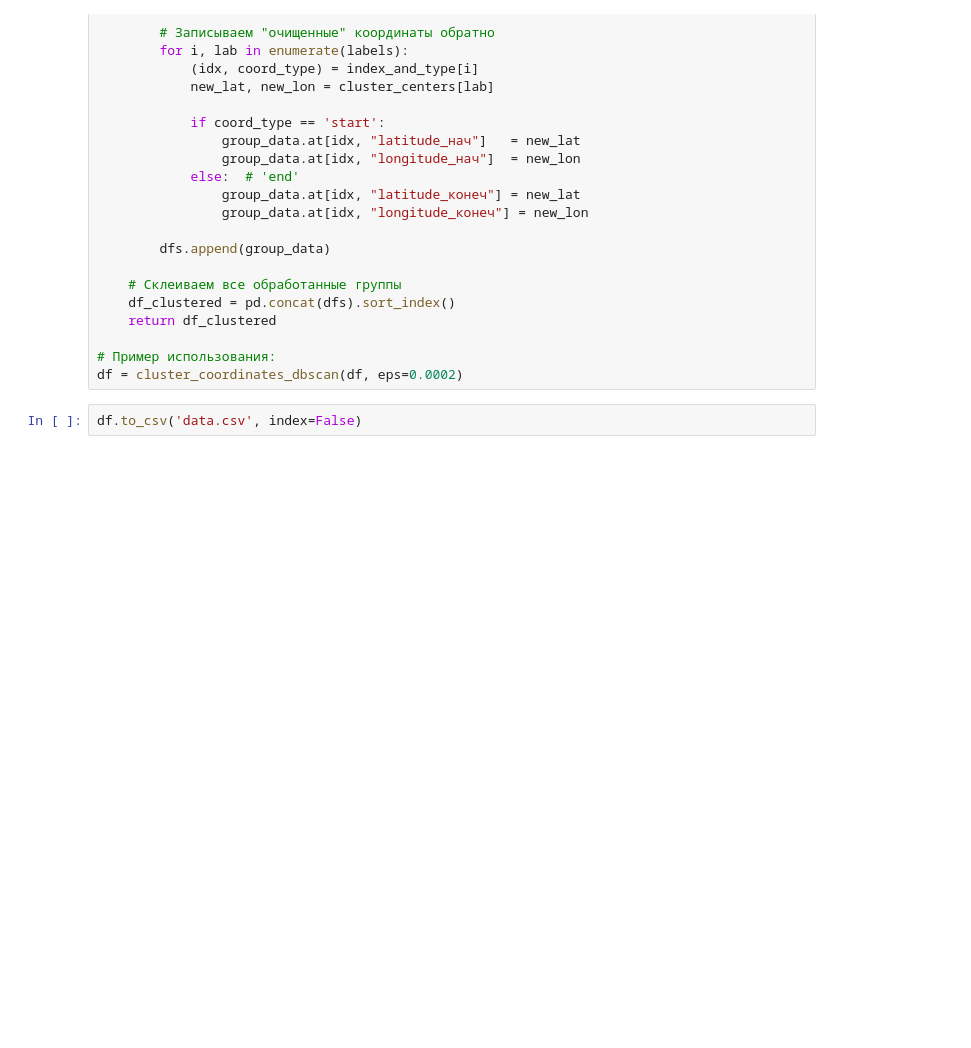
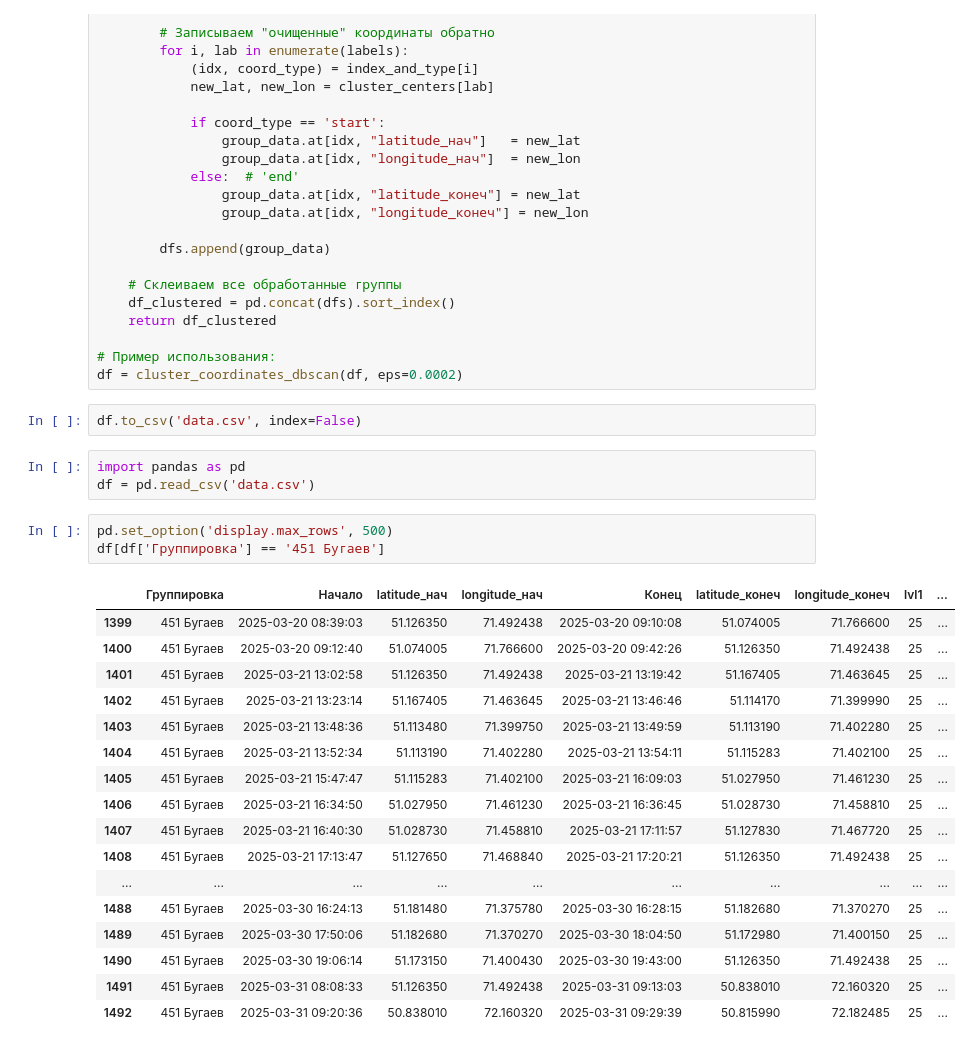
Before and after one commit to Nurtugann/Tracking_heatmap, a Jupyter notebook: 1.ipynb, the cells around one changed output. Cells and saved outputs as stored; diff of their text form; blank space fills up the shorter version.

```diff
--- a/1.ipynb
+++ b/1.ipynb
@@ -183,3 +183,27 @@ def cluster_coordinates_dbscan(df, eps=0.001):
 df = cluster_coordinates_dbscan(df, eps=0.0002)
 # %%
 df.to_csv('data.csv', index=False)
+# %%
+import pandas as pd
+df = pd.read_csv('data.csv')
+# %%
+pd.set_option('display.max_rows', 500)
+df[df['Группировка'] == '451 Бугаев']
+# %% [output]
+|  | Группировка | Начало | latitude_нач | longitude_нач | Конец | latitude_конеч | longitude_конеч | lvl1 | ... |
+| 1399 | 451 Бугаев | 2025-03-20 08:39:03 | 51.126350 | 71.492438 | 2025-03-20 09:10:08 | 51.074005 | 71.766600 | 25 | ... |
+| 1400 | 451 Бугаев | 2025-03-20 09:12:40 | 51.074005 | 71.766600 | 2025-03-20 09:42:26 | 51.126350 | 71.492438 | 25 | ... |
+| 1401 | 451 Бугаев | 2025-03-21 13:02:58 | 51.126350 | 71.492438 | 2025-03-21 13:19:42 | 51.167405 | 71.463645 | 25 | ... |
+| 1402 | 451 Бугаев | 2025-03-21 13:23:14 | 51.167405 | 71.463645 | 2025-03-21 13:46:46 | 51.114170 | 71.399990 | 25 | ... |
+| 1403 | 451 Бугаев | 2025-03-21 13:48:36 | 51.113480 | 71.399750 | 2025-03-21 13:49:59 | 51.113190 | 71.402280 | 25 | ... |
+| 1404 | 451 Бугаев | 2025-03-21 13:52:34 | 51.113190 | 71.402280 | 2025-03-21 13:54:11 | 51.115283 | 71.402100 | 25 | ... |
+| 1405 | 451 Бугаев | 2025-03-21 15:47:47 | 51.115283 | 71.402100 | 2025-03-21 16:09:03 | 51.027950 | 71.461230 | 25 | ... |
+| 1406 | 451 Бугаев | 2025-03-21 16:34:50 | 51.027950 | 71.461230 | 2025-03-21 16:36:45 | 51.028730 | 71.458810 | 25 | ... |
+| 1407 | 451 Бугаев | 2025-03-21 16:40:30 | 51.028730 | 71.458810 | 2025-03-21 17:11:57 | 51.127830 | 71.467720 | 25 | ... |
+| 1408 | 451 Бугаев | 2025-03-21 17:13:47 | 51.127650 | 71.468840 | 2025-03-21 17:20:21 | 51.126350 | 71.492438 | 25 | ... |
+| ... | ... | ... | ... | ... | ... | ... | ... | ... | ... |
+| 1488 | 451 Бугаев | 2025-03-30 16:24:13 | 51.181480 | 71.375780 | 2025-03-30 16:28:15 | 51.182680 | 71.370270 | 25 | ... |
+| 1489 | 451 Бугаев | 2025-03-30 17:50:06 | 51.182680 | 71.370270 | 2025-03-30 18:04:50 | 51.172980 | 71.400150 | 25 | ... |
+| 1490 | 451 Бугаев | 2025-03-30 19:06:14 | 51.173150 | 71.400430 | 2025-03-30 19:43:00 | 51.126350 | 71.492438 | 25 | ... |
+| 1491 | 451 Бугаев | 2025-03-31 08:08:33 | 51.126350 | 71.492438 | 2025-03-31 09:13:03 | 50.838010 | 72.160320 | 25 | ... |
+| 1492 | 451 Бугаев | 2025-03-31 09:20:36 | 50.838010 | 72.160320 | 2025-03-31 09:29:39 | 50.815990 | 72.182485 | 25 | ... |
```
Also changed, not shown: parts of 2 cells of this notebook, 4 other files.
